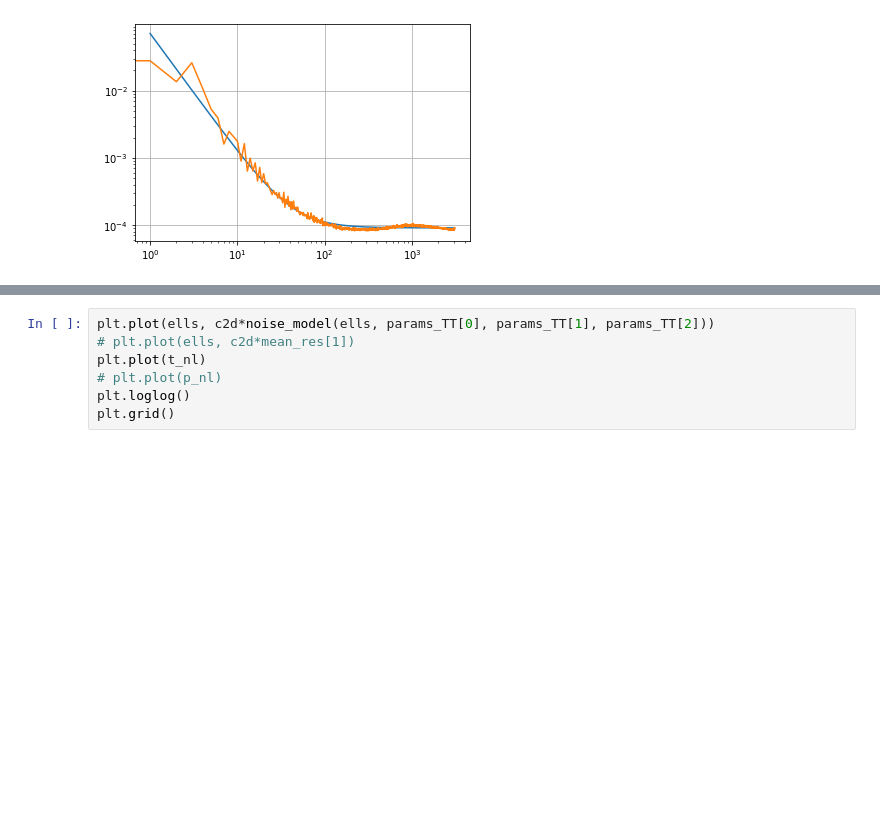
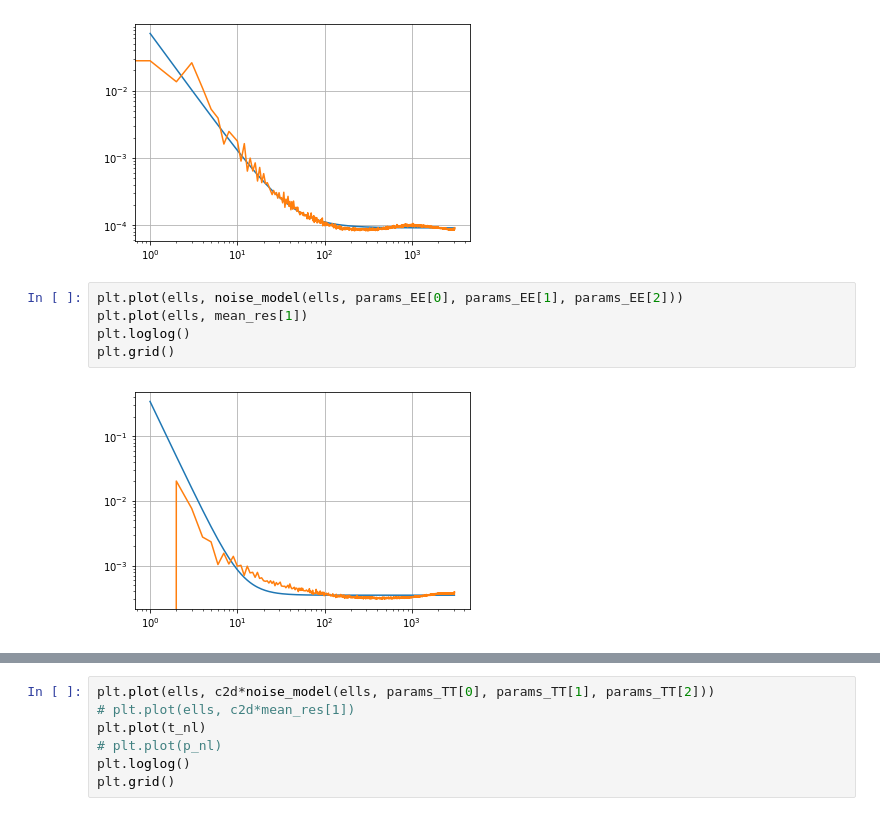
Before and after one commit to catyz/destripe, a Jupyter notebook: npipe_test.ipynb, the cells around one changed output, grey strips where cells are left out. Saved outputs shown, nothing was run; the diff lists cells and outputs as text; blank space fills up the shorter version.

```diff
--- a/npipe_test.ipynb
+++ b/npipe_test.ipynb
@@ -123,3 +139,10 @@ plt.loglog()
 plt.grid()
 # %% [output]
 [figure]
+# %%
+plt.plot(ells, noise_model(ells, params_EE[0], params_EE[1], params_EE[2]))
+plt.plot(ells, mean_res[1])
+plt.loglog()
+plt.grid()
+# %% [output]
+[figure, added]
```
Also changed, not shown: parts of 11 cells of this notebook, 6 other files.
